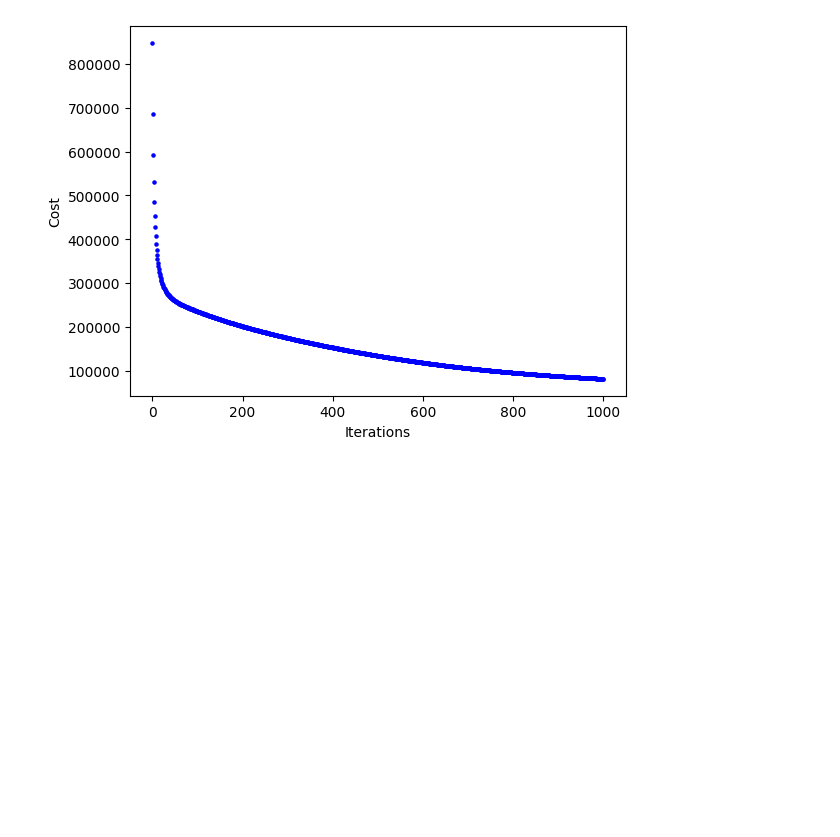
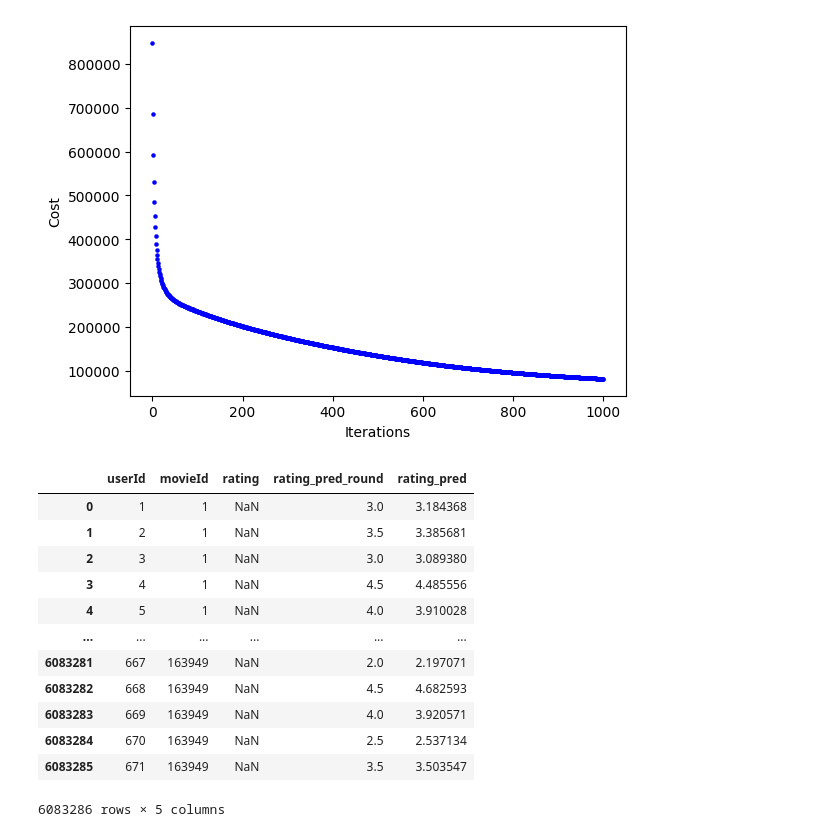
Before and after one commit to Smeek47/17-task, a Jupyter notebook: Lesson 17 cofi/lesson_17_cofi.ipynb, the cells around one changed output. Saved outputs shown, nothing was run; the diff lists cells and outputs as text; code cells hidden in the pictures; blank space fills up the shorter version.

```diff
--- a/Lesson 17 cofi/lesson_17_cofi.ipynb
+++ b/Lesson 17 cofi/lesson_17_cofi.ipynb
@@ -68,3 +68,19 @@ print(df_pred.head(100))
 cofi.draw_cost_changes(J_hist)
 # %% [output]
 [figure]
+# %%
+df_pred
+# %% [output]
+|  | userId | movieId | rating | rating_pred_round | rating_pred |
+| 0 | 1 | 1 | NaN | 3.0 | 3.184368 |
+| 1 | 2 | 1 | NaN | 3.5 | 3.385681 |
+| 2 | 3 | 1 | NaN | 3.0 | 3.089380 |
+| 3 | 4 | 1 | NaN | 4.5 | 4.485556 |
+| 4 | 5 | 1 | NaN | 4.0 | 3.910028 |
+| ... | ... | ... | ... | ... | ... |
+| 6083281 | 667 | 163949 | NaN | 2.0 | 2.197071 |
+| 6083282 | 668 | 163949 | NaN | 4.5 | 4.682593 |
+| 6083283 | 669 | 163949 | NaN | 4.0 | 3.920571 |
+| 6083284 | 670 | 163949 | NaN | 2.5 | 2.537134 |
+| 6083285 | 671 | 163949 | NaN | 3.5 | 3.503547 |
+6083286 rows × 5 columns
```
Also changed, not shown: parts of 3 cells of this notebook, 1 other file.
